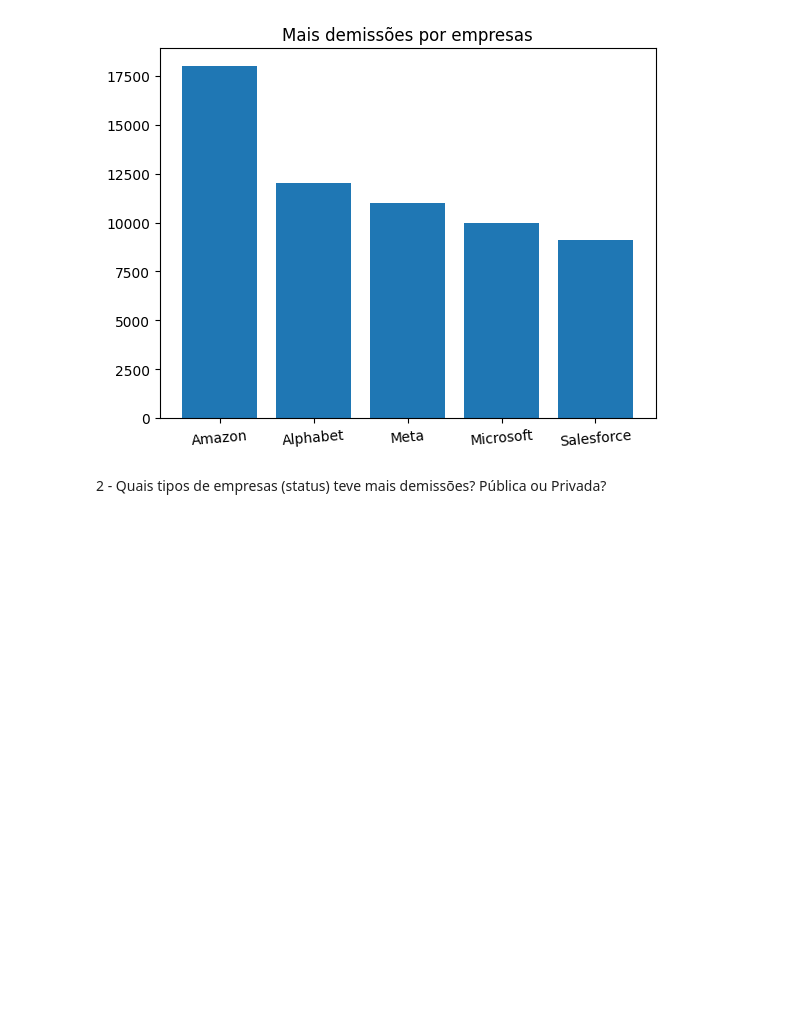
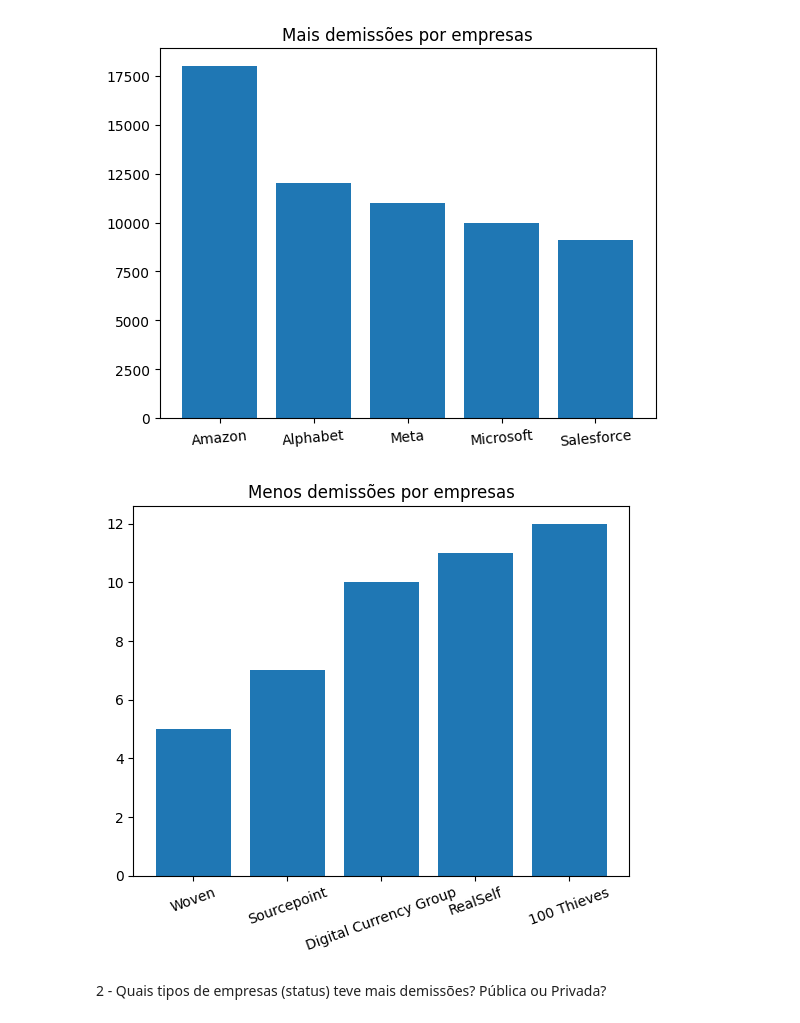
Before and after one commit to jonataspedro01/analise_dados_demissoes_tec, a Jupyter notebook: dados_demissoes_tec22-23.ipynb, the cells around one changed output. Drawn from its saved outputs; the diff is of its cells as text; code cells hidden in the pictures; blank space fills up the shorter version.

```diff
--- a/dados_demissoes_tec22-23.ipynb
+++ b/dados_demissoes_tec22-23.ipynb
@@ -159,6 +159,15 @@ plt.xticks(rotation=5)
 plt.show()
 # %% [output]
 [figure]
+# %%
+demitidos = planilha[planilha.total_layoffs>=0].groupby('company').sum(numeric_only=True).total_layoffs.sort_values().head(5)
+
+plt.bar(demitidos.index, demitidos.values)
+plt.title('Menos demissões por empresas')
+plt.xticks(rotation=20)
+plt.show()
+# %% [output]
+[figure, added]
 # %% [markdown]
 2 - Quais tipos de empresas (status) teve mais demissões? Pública ou Privada?
 # %%
```
Also changed, not shown: parts of 7 cells of this notebook.
